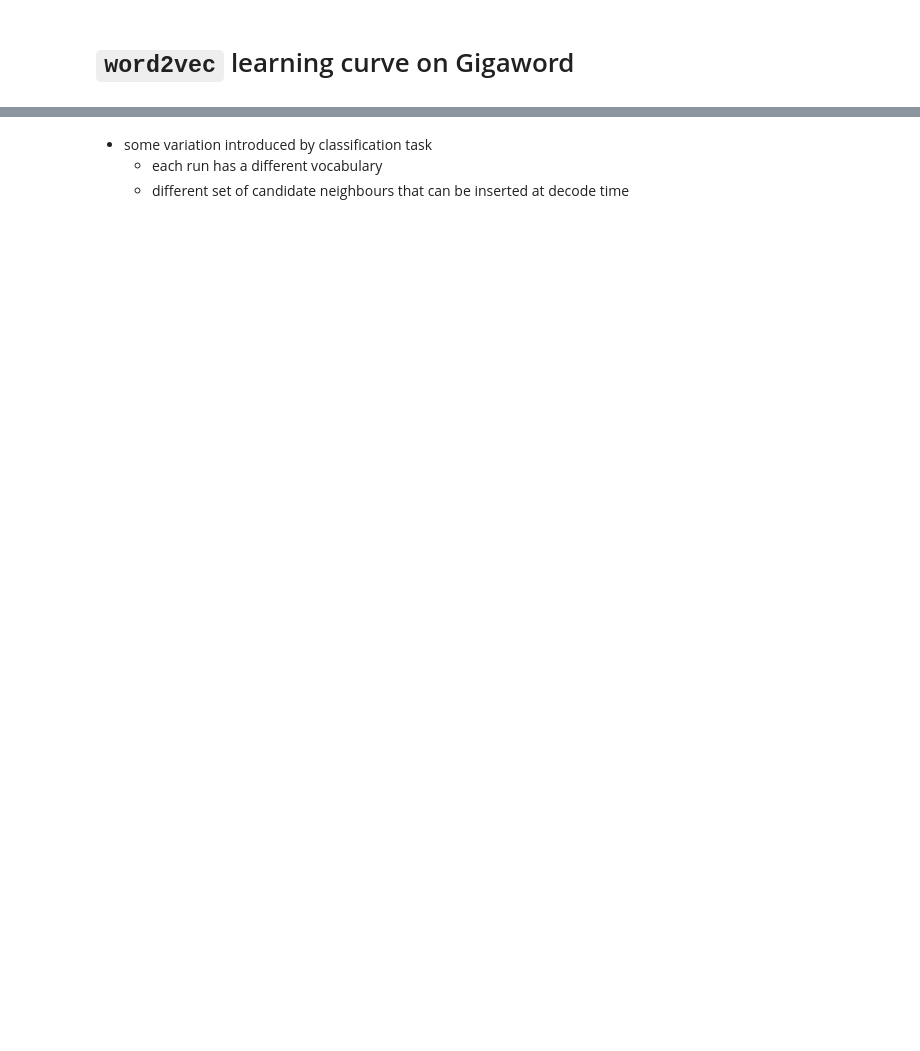
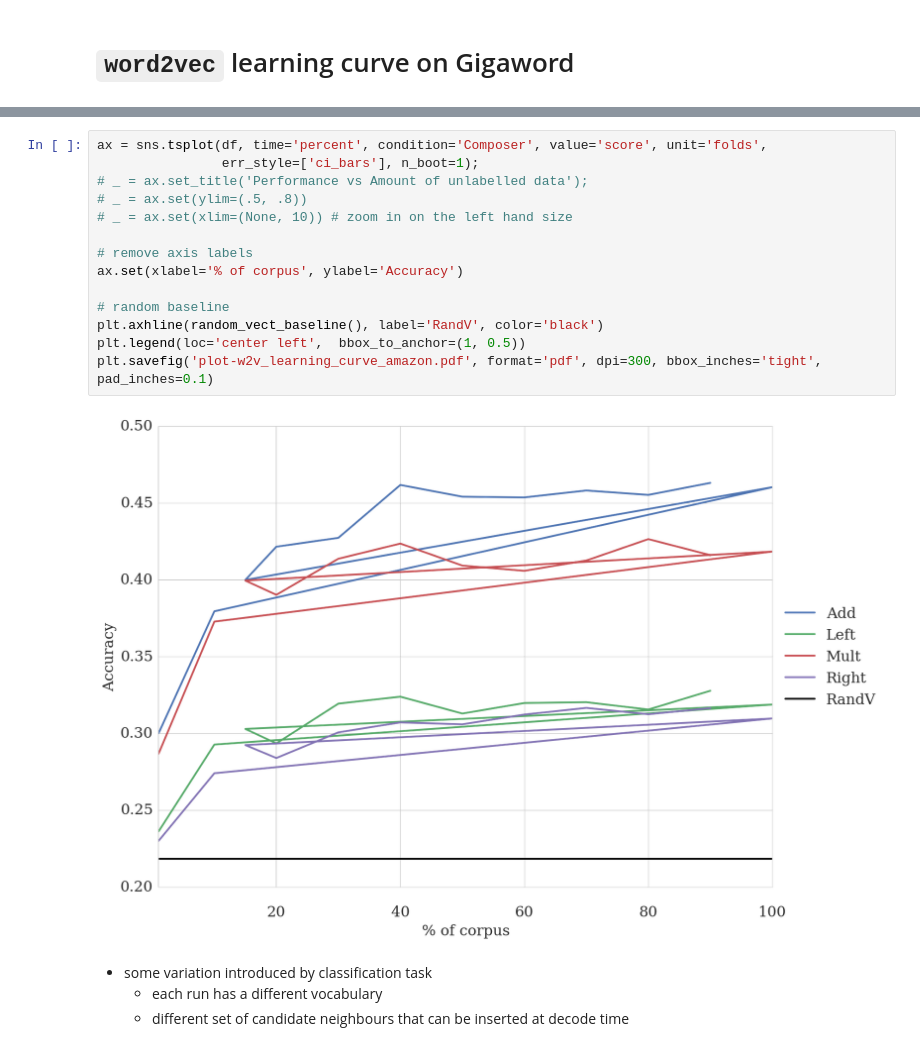
Before and after one commit to mbatchkarov/ExpLosion, a Jupyter notebook: notebooks/effect_of_unlabelled_size.ipynb, the cells around one changed output, grey strips where cells are left out. Drawn from its saved outputs; the diff is of its cells as text; blank space fills up the shorter version.

```diff
--- a/notebooks/effect_of_unlabelled_size.ipynb
+++ b/notebooks/effect_of_unlabelled_size.ipynb
@@ -92,3 +50,19 @@ Algorithm random_vect, id 2, score 0.21846 +- -1.00
+# %%
+ax = sns.tsplot(df, time='percent', condition='Composer', value='score', unit='folds',
+                err_style=['ci_bars'], n_boot=1);
+# _ = ax.set_title('Performance vs Amount of unlabelled data');
+# _ = ax.set(ylim=(.5, .8))
+# _ = ax.set(xlim=(None, 10)) # zoom in on the left hand size
+
+# remove axis labels
+ax.set(xlabel='% of corpus', ylabel='Accuracy')
+
+# random baseline
+plt.axhline(random_vect_baseline(), label='RandV', color='black')
+plt.legend(loc='center left',  bbox_to_anchor=(1, 0.5))
+plt.savefig('plot-w2v_learning_curve_amazon.pdf', format='pdf', dpi=300, bbox_inches='tight', pad_inches=0.1)
+# %% [output]
+[figure, added]
 # %% [markdown]
  - some variation introduced by classification task
    - each run has a different vocabulary
```
Also changed, not shown: parts of 5 cells of this notebook, 8 other files.
